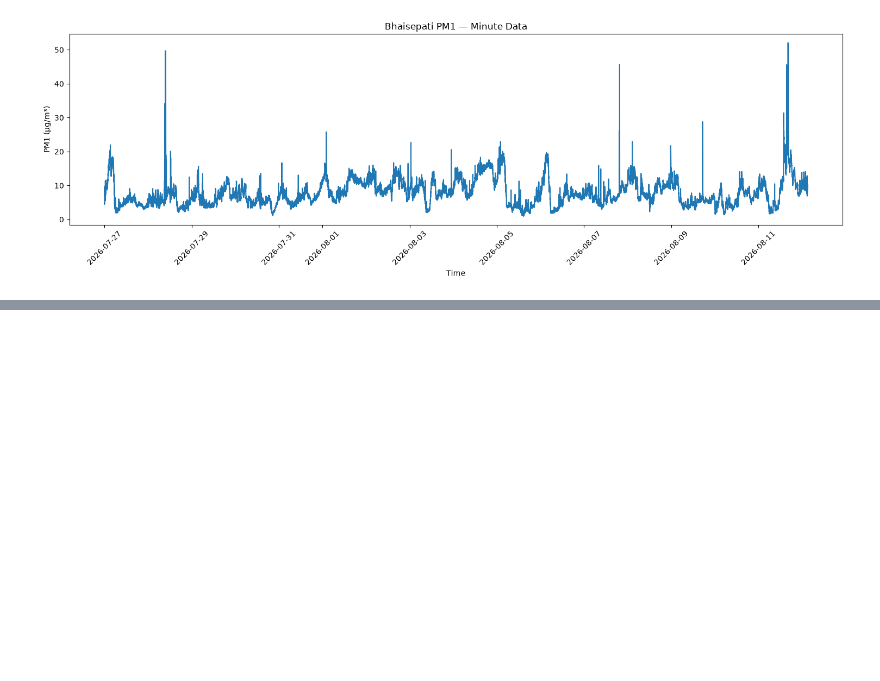
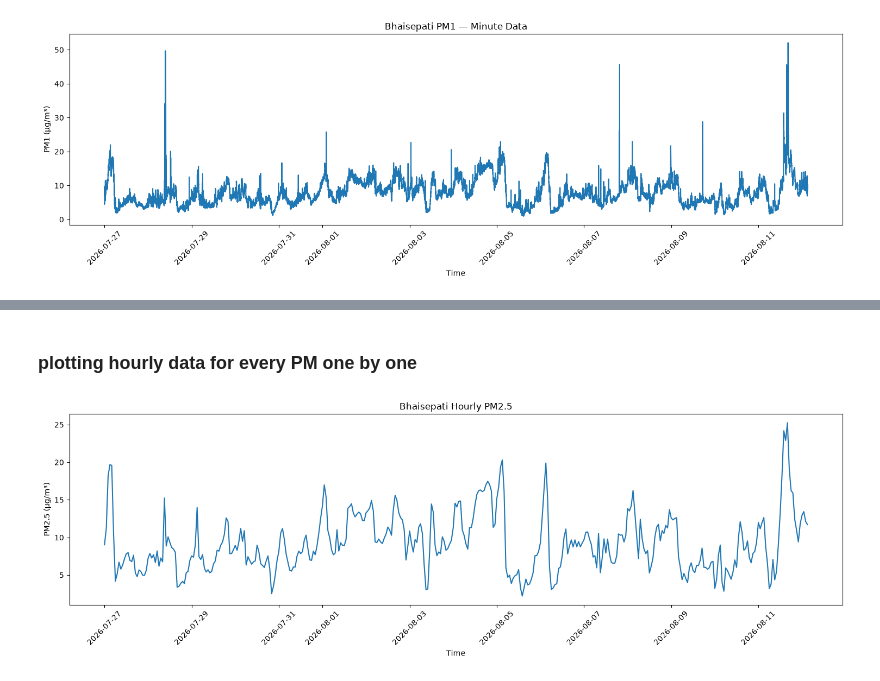
Before and after one commit to anojpradhan/kathmandu_aqi_predictor, a Jupyter notebook: notebooks/bhaisepati_eda.ipynb, the cells around one changed output, grey strips where cells are left out. Saved outputs shown, nothing was run; the diff lists cells and outputs as text; code cells hidden in the pictures; blank space fills up the shorter version.

```diff
--- a/notebooks/bhaisepati_eda.ipynb
+++ b/notebooks/bhaisepati_eda.ipynb
@@ -313,0 +317,14 @@ plt.show()
+# %%
+combined = pd.merge(
+    pm10,
+    pm1,
+    on="datetime",
+    how="outer"
+)
+
+combined = pd.merge(
+    combined,
+    pm25,
+    on="datetime",
+    how="outer"
+)
@@ -313,0 +349,8 @@ plt.show()
+# %%
+hourly = (
+    combined
+    .set_index("datetime")
+    .resample("1h")
+    .mean(numeric_only=True)
+    .reset_index()
+)
@@ -313,0 +381,19 @@ plt.show()
+# %% [markdown]
+### plotting hourly data for every PM one by one
+# %%
+plt.figure(figsize=(15, 5))
+
+plt.plot(
+    hourly["datetime"],
+    hourly["pm25"],
+)
+
+plt.title("Bhaisepati Hourly PM2.5")
+plt.xlabel("Time")
+plt.ylabel("PM2.5 (µg/m³)")
+
+plt.xticks(rotation=45)
+plt.tight_layout()
+plt.show()
+# %% [output]
+[figure, added]
```
Also changed, not shown: parts of 10 cells of this notebook, 4 other files.
